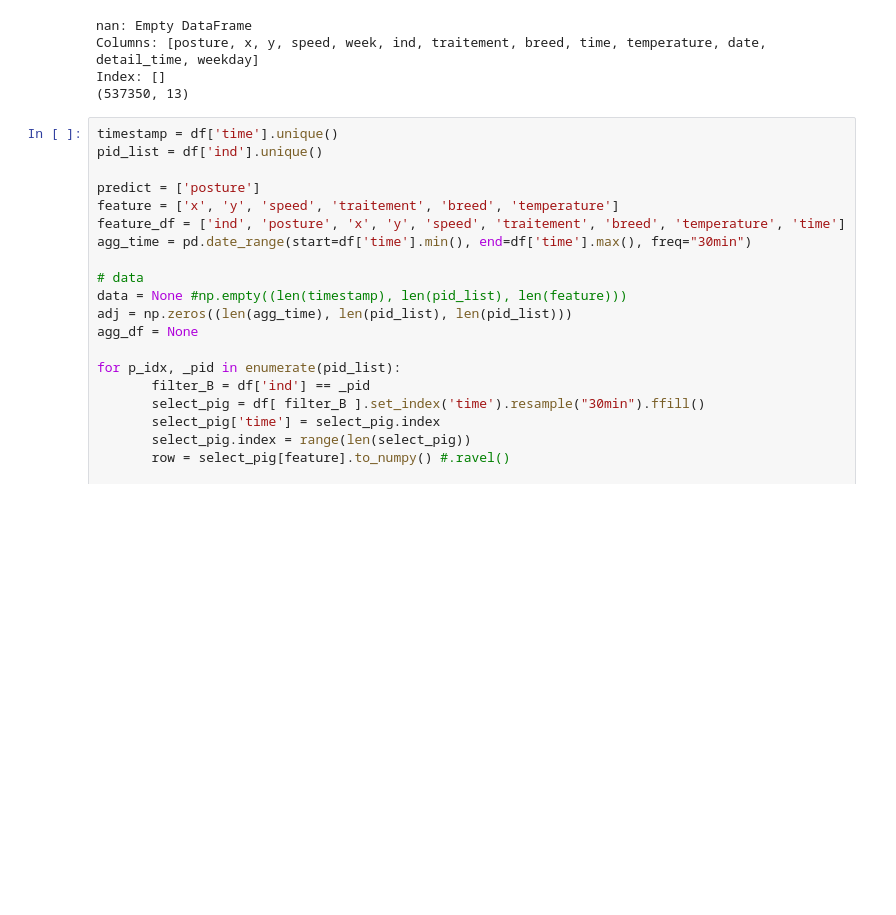
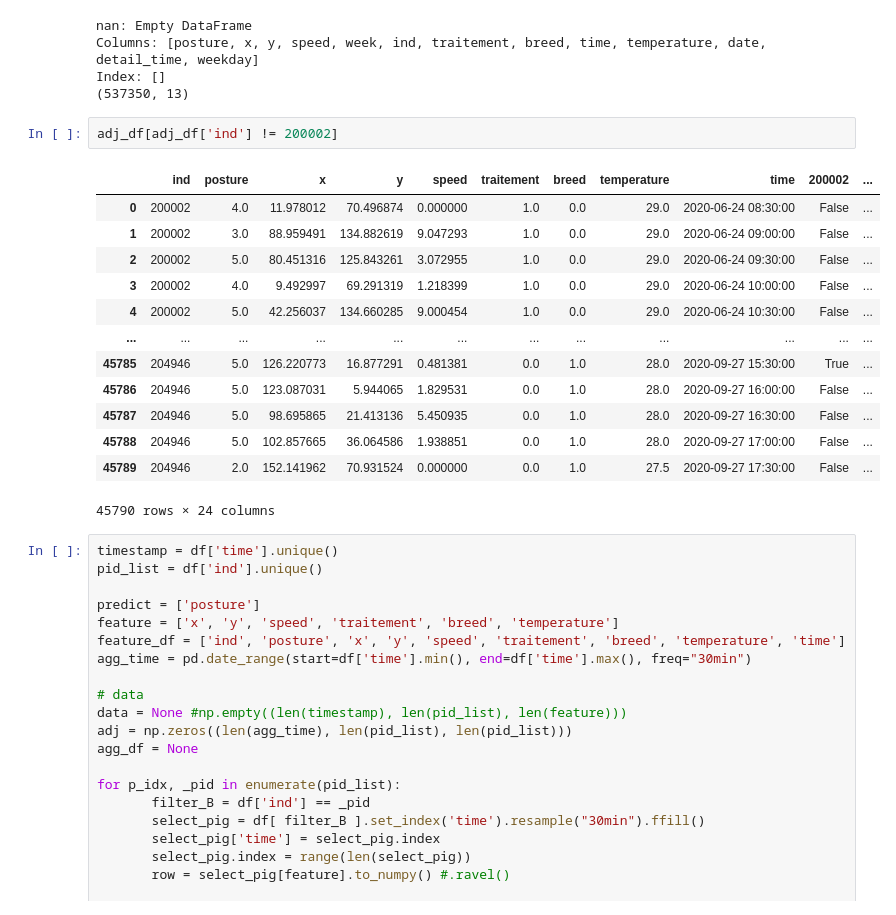
Before and after one commit to ginagigo123/INSA-Project, a Jupyter notebook: subgroup_analysis.ipynb, the cells around one changed output. Cells and saved outputs as stored; diff of their text form; blank space fills up the shorter version.

```diff
--- a/subgroup_analysis.ipynb
+++ b/subgroup_analysis.ipynb
@@ -36,6 +36,22 @@ nan: Empty DataFrame
 Columns: [posture, x, y, speed, week, ind, traitement, breed, time, temperature, date, detail_time, weekday]
 Index: []
 (537350, 13)
+# %%
+adj_df[adj_df['ind'] != 200002]
+# %% [output]
+|  | ind | posture | x | y | speed | traitement | breed | temperature | time | 200002 | ... |
+| 0 | 200002 | 4.0 | 11.978012 | 70.496874 | 0.000000 | 1.0 | 0.0 | 29.0 | 2020-06-24 08:30:00 | False | ... |
+| 1 | 200002 | 3.0 | 88.959491 | 134.882619 | 9.047293 | 1.0 | 0.0 | 29.0 | 2020-06-24 09:00:00 | False | ... |
+| 2 | 200002 | 5.0 | 80.451316 | 125.843261 | 3.072955 | 1.0 | 0.0 | 29.0 | 2020-06-24 09:30:00 | False | ... |
+| 3 | 200002 | 4.0 | 9.492997 | 69.291319 | 1.218399 | 1.0 | 0.0 | 29.0 | 2020-06-24 10:00:00 | False | ... |
+| 4 | 200002 | 5.0 | 42.256037 | 134.660285 | 9.000454 | 1.0 | 0.0 | 29.0 | 2020-06-24 10:30:00 | False | ... |
+| ... | ... | ... | ... | ... | ... | ... | ... | ... | ... | ... | ... |
+| 45785 | 204946 | 5.0 | 126.220773 | 16.877291 | 0.481381 | 0.0 | 1.0 | 28.0 | 2020-09-27 15:30:00 | True | ... |
+| 45786 | 204946 | 5.0 | 123.087031 | 5.944065 | 1.829531 | 0.0 | 1.0 | 28.0 | 2020-09-27 16:00:00 | False | ... |
+| 45787 | 204946 | 5.0 | 98.695865 | 21.413136 | 5.450935 | 0.0 | 1.0 | 28.0 | 2020-09-27 16:30:00 | False | ... |
+| 45788 | 204946 | 5.0 | 102.857665 | 36.064586 | 1.938851 | 0.0 | 1.0 | 28.0 | 2020-09-27 17:00:00 | False | ... |
+| 45789 | 204946 | 2.0 | 152.141962 | 70.931524 | 0.000000 | 0.0 | 1.0 | 27.5 | 2020-09-27 17:30:00 | False | ... |
+45790 rows × 24 columns
 # %%
 timestamp = df['time'].unique()
 pid_list = df['ind'].unique()
```
Also changed, not shown: parts of 22 cells of this notebook, 1 other file.
